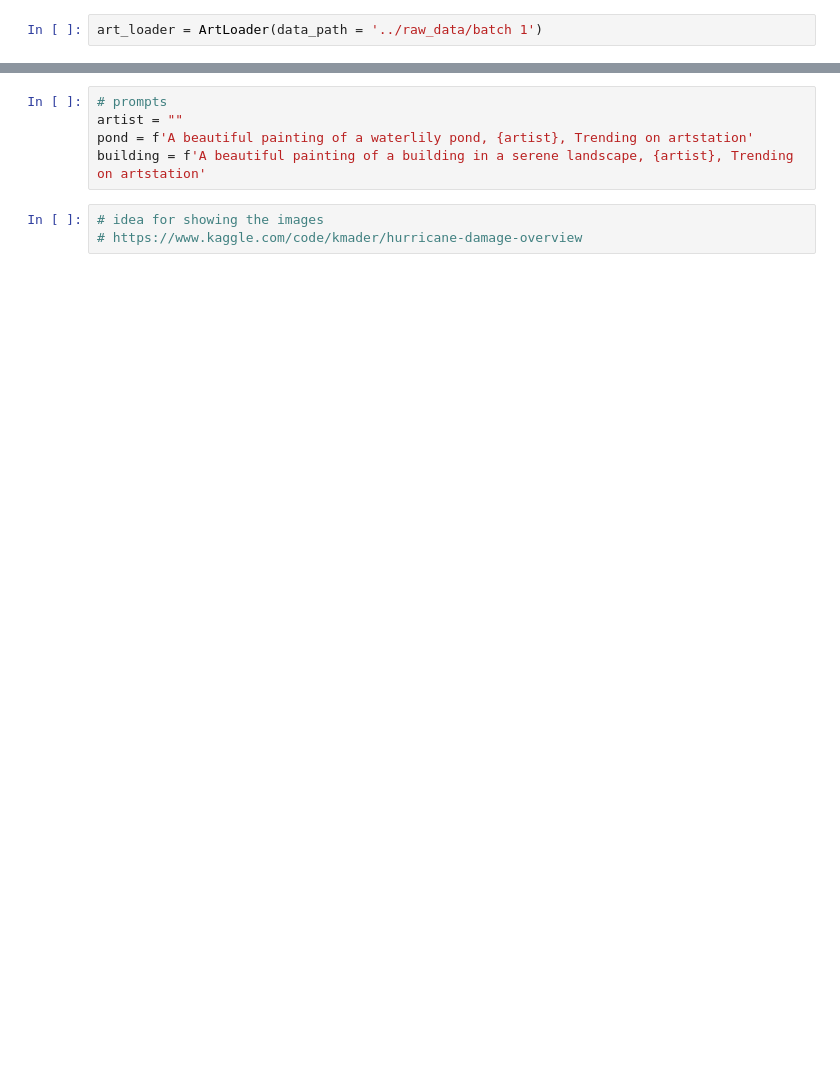
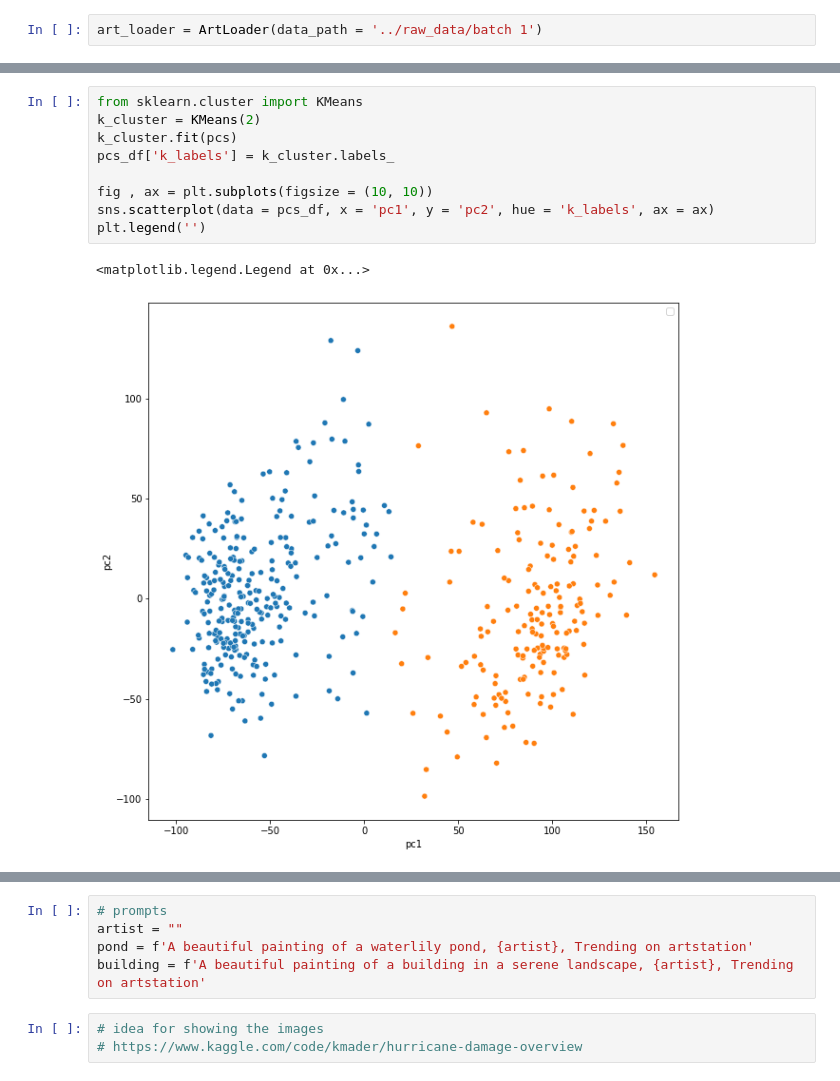
Before and after one commit to alecsharpie/artist_studies, a Jupyter notebook: notebooks/Explore_Artist_Studies.ipynb, the cells around one changed output, grey strips where cells are left out. Cells and saved outputs as stored; diff of their text form; blank space fills up the shorter version.

```diff
--- a/notebooks/Explore_Artist_Studies.ipynb
+++ b/notebooks/Explore_Artist_Studies.ipynb
@@ -83,0 +115,12 @@ artist_features = model(test_ponds).numpy().mean(axis = 0)
+# %%
+from sklearn.cluster import KMeans
+k_cluster = KMeans(2)
+k_cluster.fit(pcs)
+pcs_df['k_labels'] = k_cluster.labels_
+
+fig , ax = plt.subplots(figsize = (10, 10))
+sns.scatterplot(data = pcs_df, x = 'pc1', y = 'pc2', hue = 'k_labels', ax = ax)
+plt.legend('')
+# %% [output]
+<matplotlib.legend.Legend at 0x...>
+[figure, added]
```
Also changed, not shown: parts of 17 cells of this notebook.
